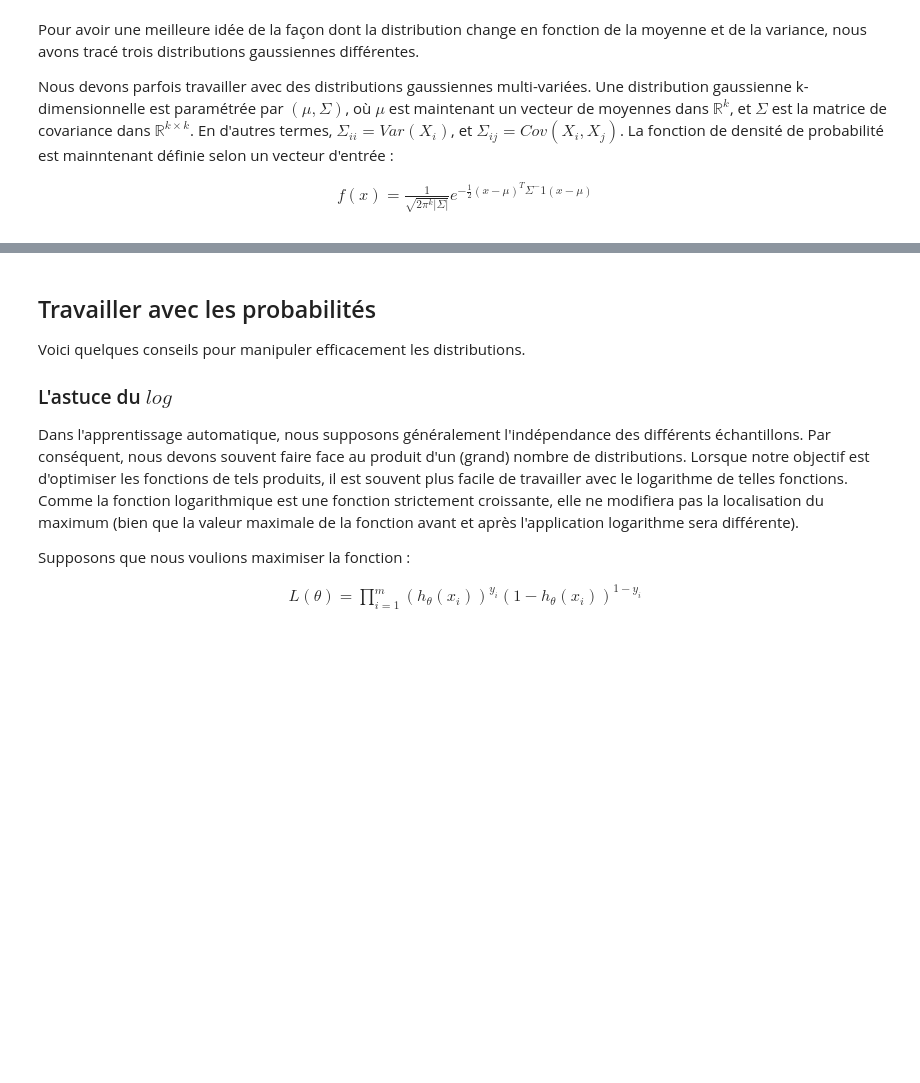
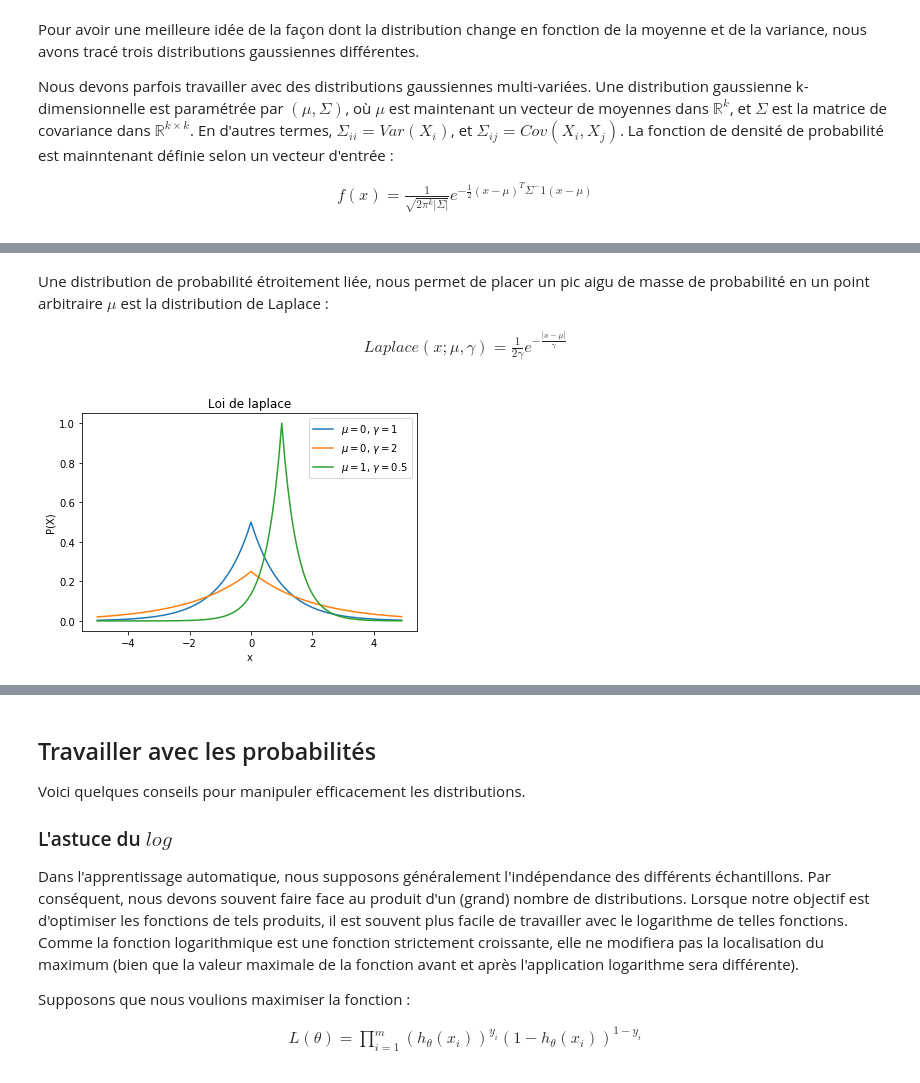
Before and after one commit to manueldeval/nn-course, a Jupyter notebook: src/Probabilites.ipynb, the cells around one changed output, grey strips where cells are left out. Saved outputs shown, nothing was run; the diff lists cells and outputs as text; code cells hidden in the pictures; blank space fills up the shorter version.

```diff
--- a/src/Probabilites.ipynb
+++ b/src/Probabilites.ipynb
@@ -483,0 +513,27 @@ f(x) = \frac{1}{\sqrt{2\pi^k |\Sigma|} } e ^ { -\frac{1}{2} (x-\mu)^T \Sigma^-1(
+# %% [markdown]
+Une distribution de probabilité étroitement liée, nous permet de placer un pic aigu de masse de probabilité en un point arbitraire $\mu$ est la distribution de Laplace :
+
+\begin{align}
+Laplace(x;\mu,\gamma) = \frac {1}{2 \gamma} e ^ { - \frac{ |x-\mu|}{\gamma}}
+\end{align}
+# %%
+from matplotlib import pyplot as plt
+from scipy.stats import laplace
+import numpy as np
+
+x = np.arange(-5, 5,0.10)
+
+dist1 = laplace(0,1)
+dist2 = laplace(0,2)
+dist3 = laplace(1,0.5)
+
+g1, = plt.plot(x,dist1.pdf(x), label="$\mu = 0$, $\gamma = 1$")
+g2, = plt.plot(x,dist2.pdf(x), label="$\mu = 0$, $\gamma = 2$")
+g3, = plt.plot(x,dist3.pdf(x), label="$\mu = 1$, $\gamma = 0.5$")
+plt.legend(handles=[g1,g2,g3])
+plt.xlabel('x')
+plt.ylabel('P(X)')
+plt.title("Loi de laplace");
+plt.show()
+# %% [output]
+[figure, added]
```
Also changed, not shown: parts of 11 cells of this notebook.
